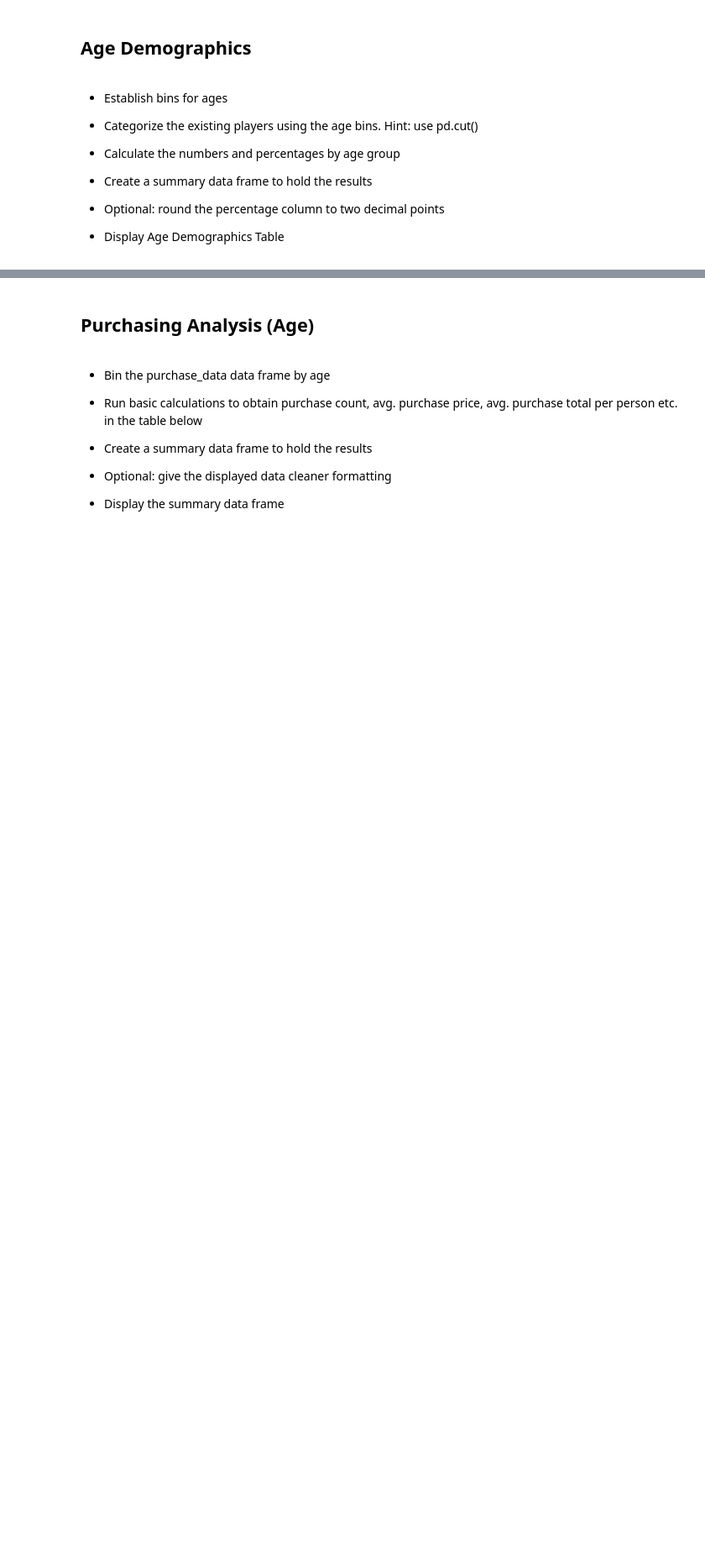
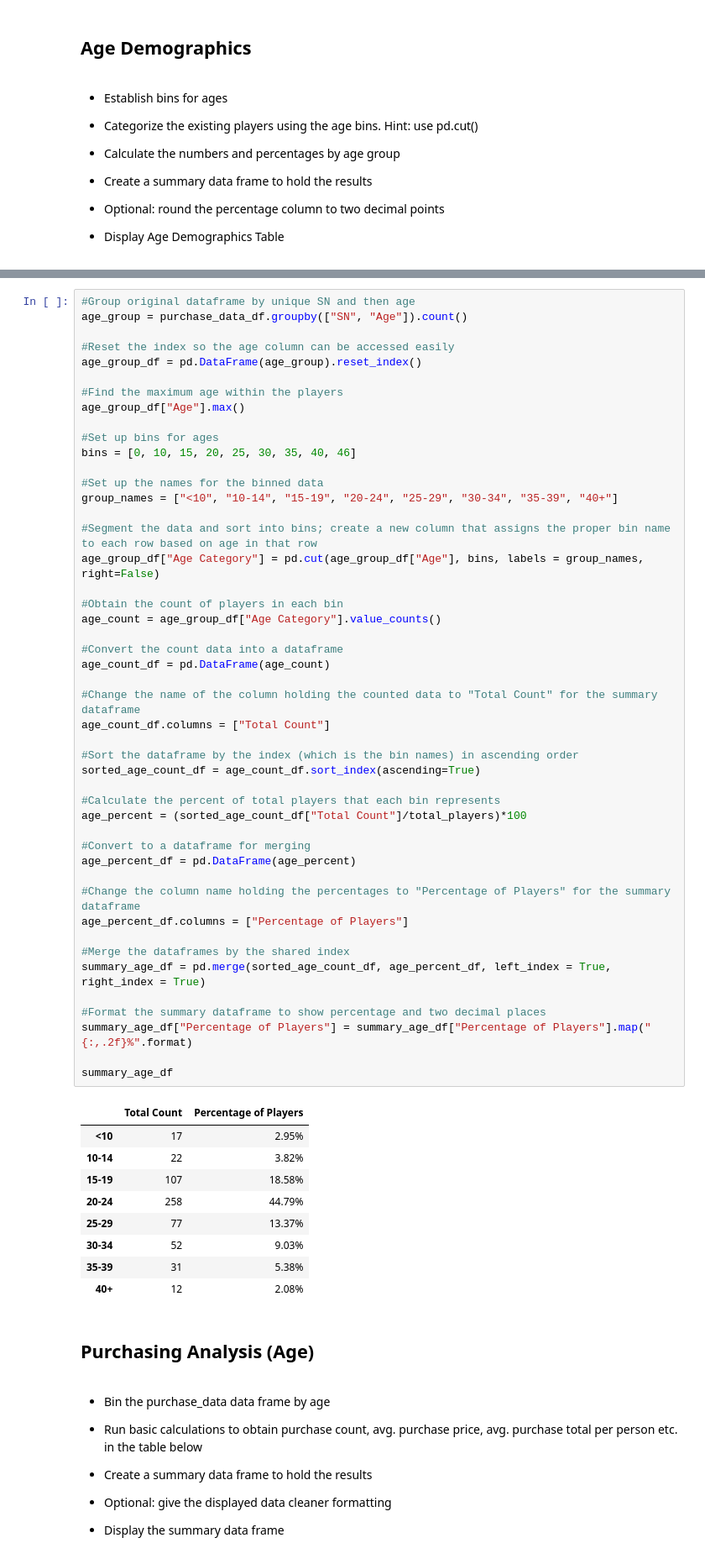
Before and after one commit to cayelsie/Pandas-fantasy-game-analysis, a Jupyter notebook: HeroesofPymoli/main-Copy1.ipynb, the cells around one changed output, grey strips where cells are left out. Shown at 84% size. Drawn from its saved outputs; the diff is of its cells as text; blank space fills up the shorter version.

```diff
--- a/HeroesofPymoli/main-Copy1.ipynb
+++ b/HeroesofPymoli/main-Copy1.ipynb
@@ -255,3 +210,60 @@ It's an integer
+# %%
+#Group original dataframe by unique SN and then age
+age_group = purchase_data_df.groupby(["SN", "Age"]).count()
+
+#Reset the index so the age column can be accessed easily
+age_group_df = pd.DataFrame(age_group).reset_index()
+
+#Find the maximum age within the players
+age_group_df["Age"].max()
+
+#Set up bins for ages
+bins = [0, 10, 15, 20, 25, 30, 35, 40, 46]
+
+#Set up the names for the binned data
+group_names = ["<10", "10-14", "15-19", "20-24", "25-29", "30-34", "35-39", "40+"]
+
+#Segment the data and sort into bins; create a new column that assigns the proper bin name to each row based on age in that row
+age_group_df["Age Category"] = pd.cut(age_group_df["Age"], bins, labels = group_names, right=False)
+
+#Obtain the count of players in each bin
+age_count = age_group_df["Age Category"].value_counts()
+
+#Convert the count data into a dataframe
+age_count_df = pd.DataFrame(age_count)
+
+#Change the name of the column holding the counted data to "Total Count" for the summary dataframe
+age_count_df.columns = ["Total Count"]
+
+#Sort the dataframe by the index (which is the bin names) in ascending order
+sorted_age_count_df = age_count_df.sort_index(ascending=True)
+
+#Calculate the percent of total players that each bin represents
+age_percent = (sorted_age_count_df["Total Count"]/total_players)*100
+
+#Convert to a dataframe for merging
+age_percent_df = pd.DataFrame(age_percent)
+
+#Change the column name holding the percentages to "Percentage of Players" for the summary dataframe
+age_percent_df.columns = ["Percentage of Players"]
+
+#Merge the dataframes by the shared index
+summary_age_df = pd.merge(sorted_age_count_df, age_percent_df, left_index = True, right_index = True)
+
+#Format the summary dataframe to show percentage and two decimal places
+summary_age_df["Percentage of Players"] = summary_age_df["Percentage of Players"].map("{:,.2f}%".format)
+
+summary_age_df
+# %% [output]
+|  | Total Count | Percentage of Players |
+| <10 | 17 | 2.95% |
+| 10-14 | 22 | 3.82% |
+| 15-19 | 107 | 18.58% |
+| 20-24 | 258 | 44.79% |
+| 25-29 | 77 | 13.37% |
+| 30-34 | 52 | 9.03% |
+| 35-39 | 31 | 5.38% |
+| 40+ | 12 | 2.08% |
 # %% [markdown]
 ## Purchasing Analysis (Age)
 # %% [markdown]
```
Also changed, not shown: parts of 1 cell of this notebook, 1 other file.
